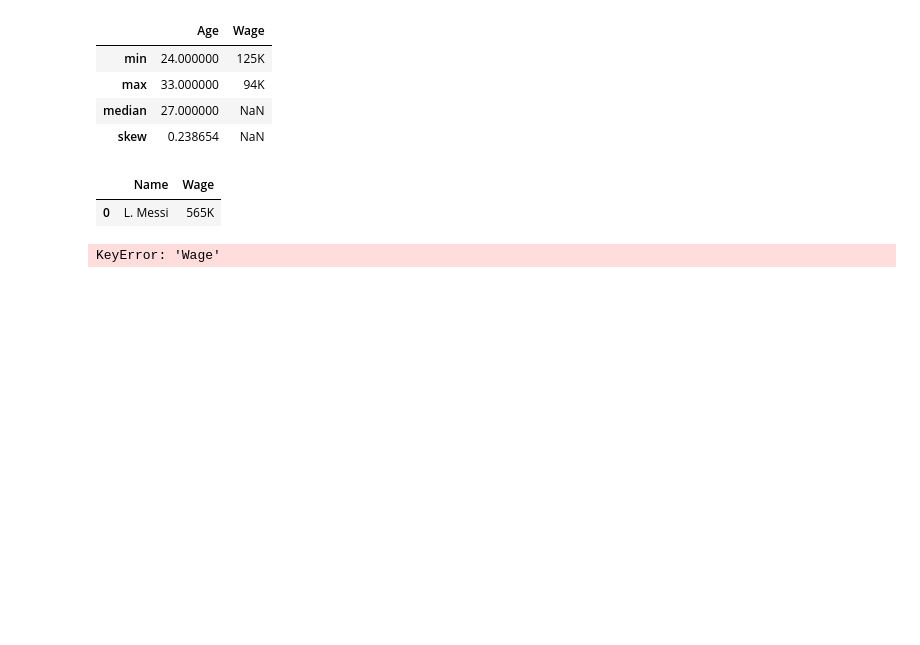
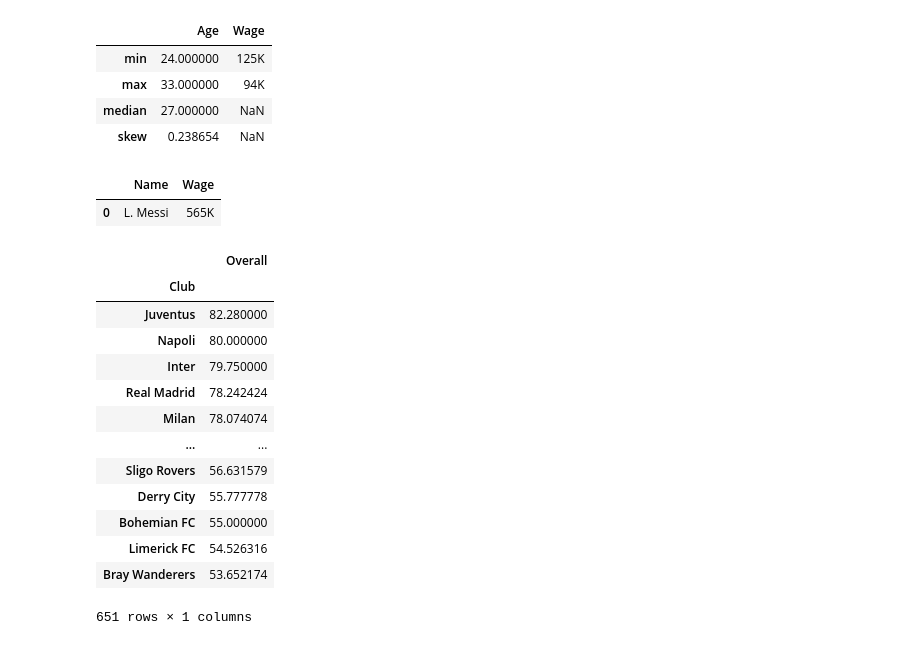
Before and after one commit to Mangeshaglawe/TestSubmissions, a Jupyter notebook: Python_Assignment/FIFA-WC-GRADED-ASSIGNMENT.ipynb, the cells around one changed output. Drawn from its saved outputs; the diff is of its cells as text; code cells hidden in the pictures; blank space fills up the shorter version.

```diff
--- a/Python_Assignment/FIFA-WC-GRADED-ASSIGNMENT.ipynb
+++ b/Python_Assignment/FIFA-WC-GRADED-ASSIGNMENT.ipynb
@@ -392,12 +392,22 @@ top20df[["Name", "Wage"]].head(1)
 |  | Name | Wage |
 | 0 | L. Messi | 565K |
 # %%
+#Average Overall Rating of Each Club
 df_new = df[['Club','Name','Wage','Overall']]
 #df_new.describe()
-
-#df_new["Wage"]
-df_new["Wage"] = df_new["Wage"].str.replace('€', '')
-df_new["Wage"].replace({"K":"*1e3","M":"*1e6"},regex=True).map(pd.eval).astype(float)
-df_new[["Club", "Overall"]].groupby("Club").mean().sort_values(by='Wage',ascending=False)
+df_new[["Club", "Overall"]].groupby("Club").mean().sort_values(by='Overall',ascending=False)
 # %% [output]
+|  | Overall |
+| Club |  |
+| Juventus | 82.280000 |
+| Napoli | 80.000000 |
+| Inter | 79.750000 |
+| Real Madrid | 78.242424 |
+| Milan | 78.074074 |
+| ... | ... |
+| Sligo Rovers | 56.631579 |
+| Derry City | 55.777778 |
+| Bohemian FC | 55.000000 |
+| Limerick FC | 54.526316 |
+| Bray Wanderers | 53.652174 |
-KeyError: 'Wage'
+651 rows × 1 columns
```
Also changed, not shown: parts of 1 cell of this notebook.
